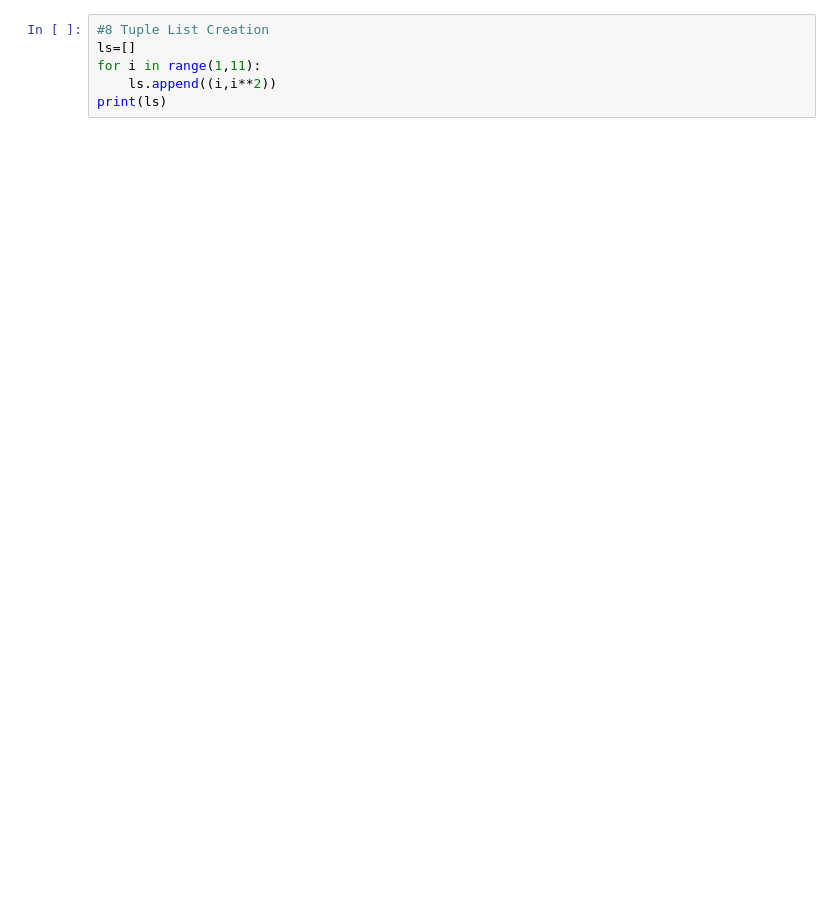
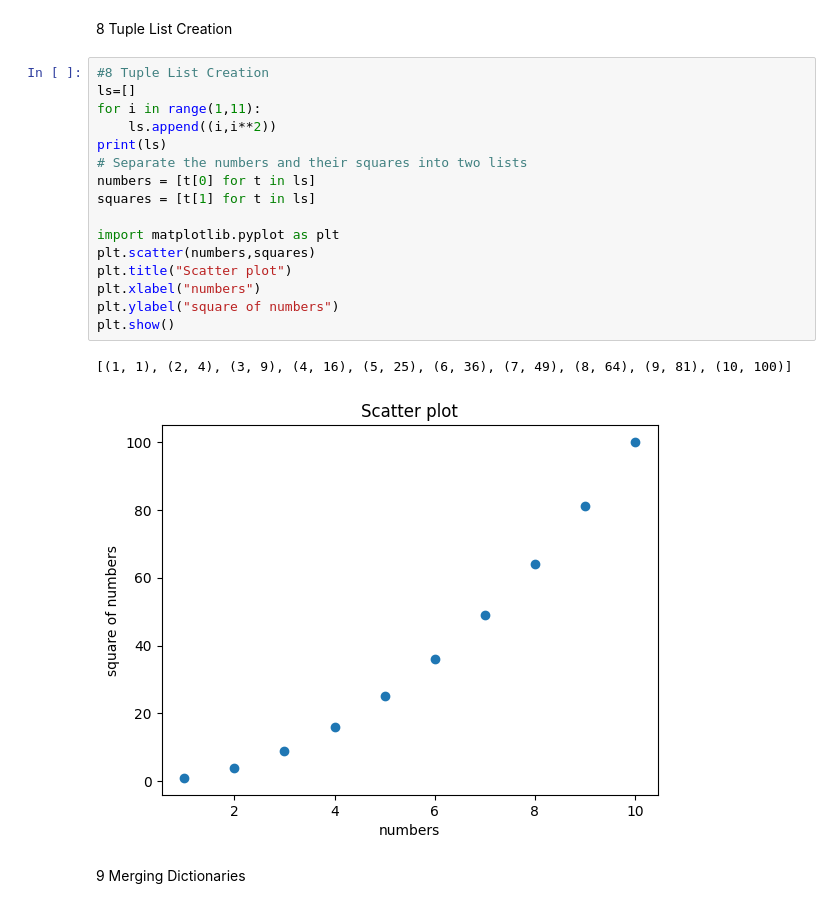
Before and after one commit to shahzd11/PSDV-assignment, a Jupyter notebook: jupyss.ipynb, the cells around one changed output. Cells and saved outputs as stored; diff of their text form; blank space fills up the shorter version.

```diff
--- a/jupyss.ipynb
+++ b/jupyss.ipynb
@@ -71,9 +138,26 @@ print('Average Marks =',sum(marks.values())/len(marks))
+# %% [markdown]
+8 Tuple List Creation
 # %%
 #8 Tuple List Creation
 ls=[]
 for i in range(1,11):
     ls.append((i,i**2))
 print(ls)
+# Separate the numbers and their squares into two lists
+numbers = [t[0] for t in ls]
+squares = [t[1] for t in ls]
+
+import matplotlib.pyplot as plt
+plt.scatter(numbers,squares)
+plt.title("Scatter plot")
+plt.xlabel("numbers")
+plt.ylabel("square of numbers")
+plt.show()
+# %% [output]
+[(1, 1), (2, 4), (3, 9), (4, 16), (5, 25), (6, 36), (7, 49), (8, 64), (9, 81), (10, 100)]
+[figure, added]
+# %% [markdown]
+9 Merging Dictionaries
 # %%
 #9 Merging Dictionaries
 dict1 = {'a': 10, 'b': 20}
```
Also changed, not shown: parts of 49 cells of this notebook, 4 other files.
